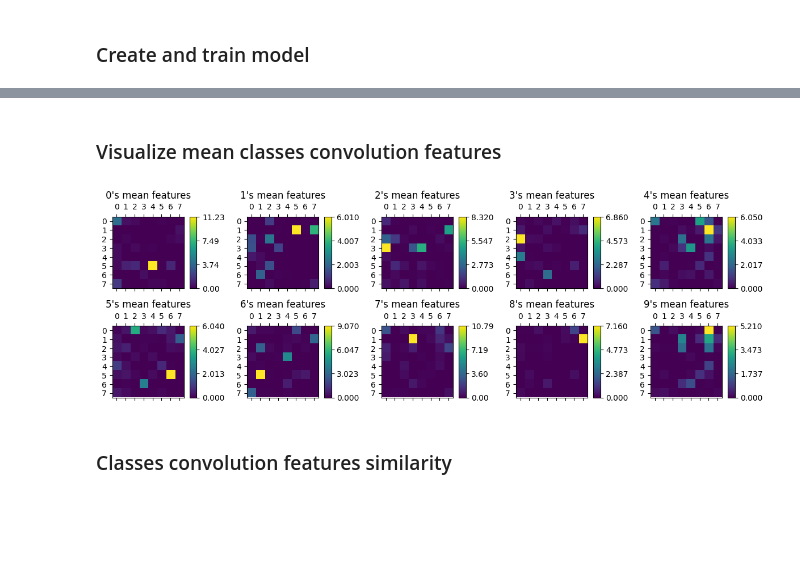
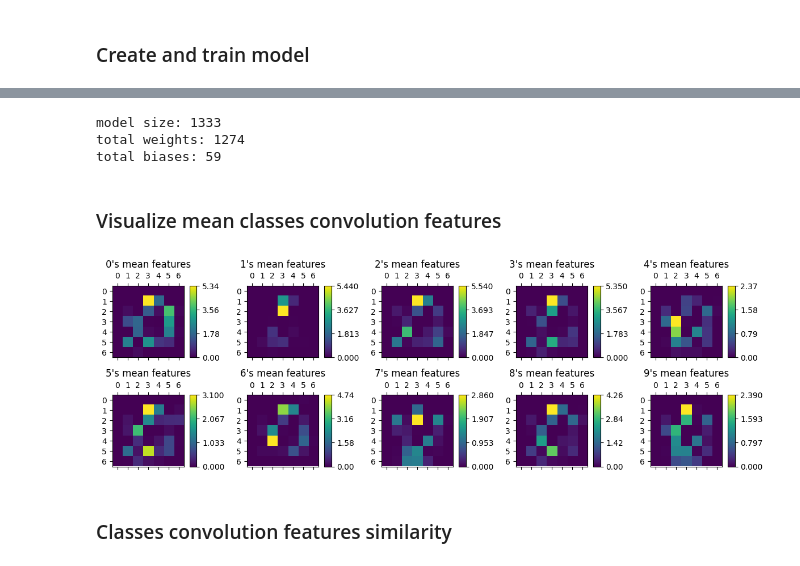
Before and after one commit to rayxxxxxxx/neural_networks_from_scratch, a Jupyter notebook: cnn_simplified_MNIST.ipynb, the cells around one changed output, grey strips where cells are left out. Saved outputs shown, nothing was run; the diff lists cells and outputs as text; code cells hidden in the pictures; blank space fills up the shorter version.

Commit message:
add other simplified cnn model

```diff
--- a/cnn_simplified_MNIST.ipynb
+++ b/cnn_simplified_MNIST.ipynb
@@ -169,14 +179,14 @@ class Perceptron:
 ### Create and train model
 # %%
 img_width = 28
-n_features = 8
+n_kernels = 7
 n_out = 10
 
 learning_rate = 1e-2
 batch_size = 64
-max_epoch = 16
+max_epoch = 8
 
-model = Perceptron(img_width, n_features, n_out)
+model = ConvolutionalNeuralNetwork(img_width, n_kernels, n_out)
 
 print('untrained loss: ', model.loss(x_test, y_test).round(4))
 
@@ -199,16 +209,29 @@ test set accuracy: 93.5%
+# %%
+n_weights = model.V.size + model.W.size
+n_biases = model.c.size + model.b.size
+model_size = n_weights + n_biases
+
+print(f'model size: {model_size}')
+print(f'total weights: {n_weights}')
+print(f'total biases: {n_biases}')
+# %% [output]
+model size: 1333
+total weights: 1274
+total biases: 59
 # %% [markdown]
 ### Visualize mean classes convolution features
 # %%
 from matplotlib import pyplot as plt
 from mpl_toolkits.axes_grid1 import make_axes_locatable
 # %%
+kernel_size = img_width // n_kernels
 classes_conv_features = []
 
 for i in range(10):
     x = [xi for (xi, yi) in zip(x_train, y_train) if np.argmax(yi) == i]
     x = np.array(x)
 
-    z = np.array([ReLU(calc_conv_features(xi, model.V, model.c, n_features)) for xi in x])
+    z = np.array([ReLU(convolution(xi, model.V, model.c, n_kernels, kernel_size)) for xi in x])
     z = np.mean(z, axis=0)
 
     classes_conv_features.append(z)
@@ -217,27 +240,27 @@ classes_conv_features = np.array(classes_conv_features)
 # %%
 fig, axes = plt.subplots(nrows=2, ncols=5)
 fig.set_dpi(100)
 fig.set_figwidth(12)
 fig.set_figheight(4)
 
 for i, ax in enumerate(axes.ravel()):
     divider = make_axes_locatable(ax)
     cax = divider.append_axes("right", size="10%", pad=0.1)
 
     z = classes_conv_features[i]
-    img = ax.matshow(z.reshape((n_features, n_features)), cmap='viridis')
+    img = ax.matshow(z.reshape((n_kernels, n_kernels)), cmap='viridis')
 
     cbar = fig.colorbar(img, ax=ax, cax=cax)
     cmin = round(np.min(z), 2)
     cmax = round(np.max(z), 2)
     cbar.set_ticks(np.linspace(cmin, cmax, 4))
 
     ax.set_title(f'{i}\'s mean features')
 
 plt.tight_layout()
 plt.show()
 # %% [output]
-[figure, old version]
+[figure, new version]
 # %% [markdown]
 ### Classes convolution features similarity
 # %%
```
Also changed, not shown: parts of 3 cells of this notebook.
